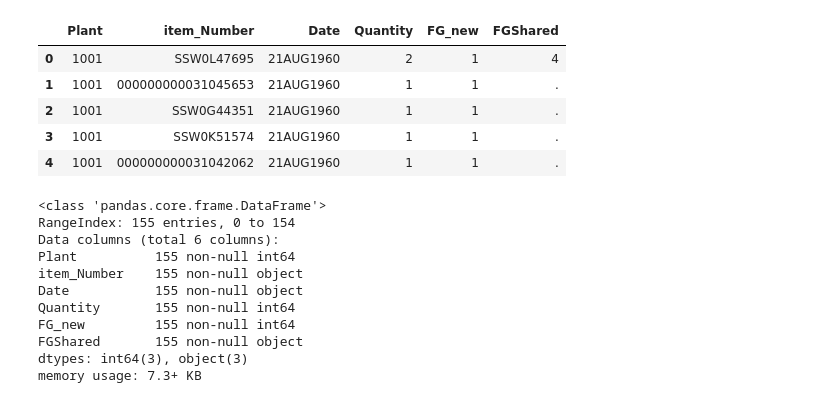
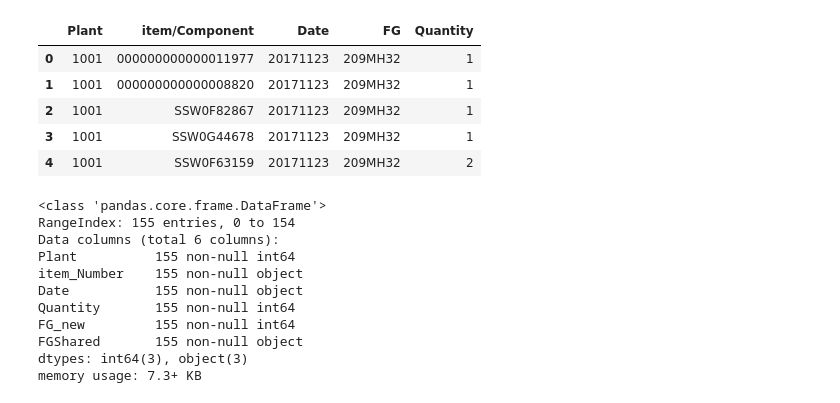
Before and after one commit to BigTerk/DSC541Lonovo, a Jupyter notebook: Lenovo.ipynb, the cells around one changed output. Cells and saved outputs as stored; diff of their text form; code cells hidden in the pictures.

```diff
--- a/Lenovo.ipynb
+++ b/Lenovo.ipynb
@@ -1,29 +1,29 @@
 # %%
 import pandas as pd
 import matplotlib.pyplot as plt
 import seaborn as sns
 import numpy as np
 import re
 import random
 from scipy.stats import poisson
 import scipy as sc
 
 # Figures inline and set visualization style
 %matplotlib inline
 sns.set()
 
 # Import data
-df_lenovo = pd.read_csv(r'C:\Users\gst8882\Desktop\DSC541\lenovo.csv')
+#df_lenovo = pd.read_csv(r'C:\Users\gst8882\Desktop\DSC541\lenovo.csv')
 
-df_lenovo2 = pd.read_csv(r'C:\Users\gst8882\Desktop\DSC541\new2_lenovo.csv')
+df_lenovo2 = pd.read_csv(r'C:\Users\Terk1\OneDrive\Desktop\DSC541Lonovo-master\lenovo.csv')
 df_lenovo2.head()
 # %% [output]
-|  | Plant | item_Number | Date | Quantity | FG_new | FGShared |
-| 0 | 1001 | SSW0L47695 | 21AUG1960 | 2 | 1 | 4 |
-| 1 | 1001 | 000000000031045653 | 21AUG1960 | 1 | 1 | . |
-| 2 | 1001 | SSW0G44351 | 21AUG1960 | 1 | 1 | . |
-| 3 | 1001 | SSW0K51574 | 21AUG1960 | 1 | 1 | . |
-| 4 | 1001 | 000000000031042062 | 21AUG1960 | 1 | 1 | . |
+|  | Plant | item/Component | Date | FG | Quantity |
+| 0 | 1001 | 000000000000011977 | 20171123 | 209MH32 | 1 |
+| 1 | 1001 | 000000000000008820 | 20171123 | 209MH32 | 1 |
+| 2 | 1001 | SSW0F82867 | 20171123 | 209MH32 | 1 |
+| 3 | 1001 | SSW0G44678 | 20171123 | 209MH32 | 1 |
+| 4 | 1001 | SSW0F63159 | 20171123 | 209MH32 | 2 |
 # %%
 df_lenovo2.info()
 # %% [output]
```
Also changed, not shown: parts of 15 cells of this notebook.
